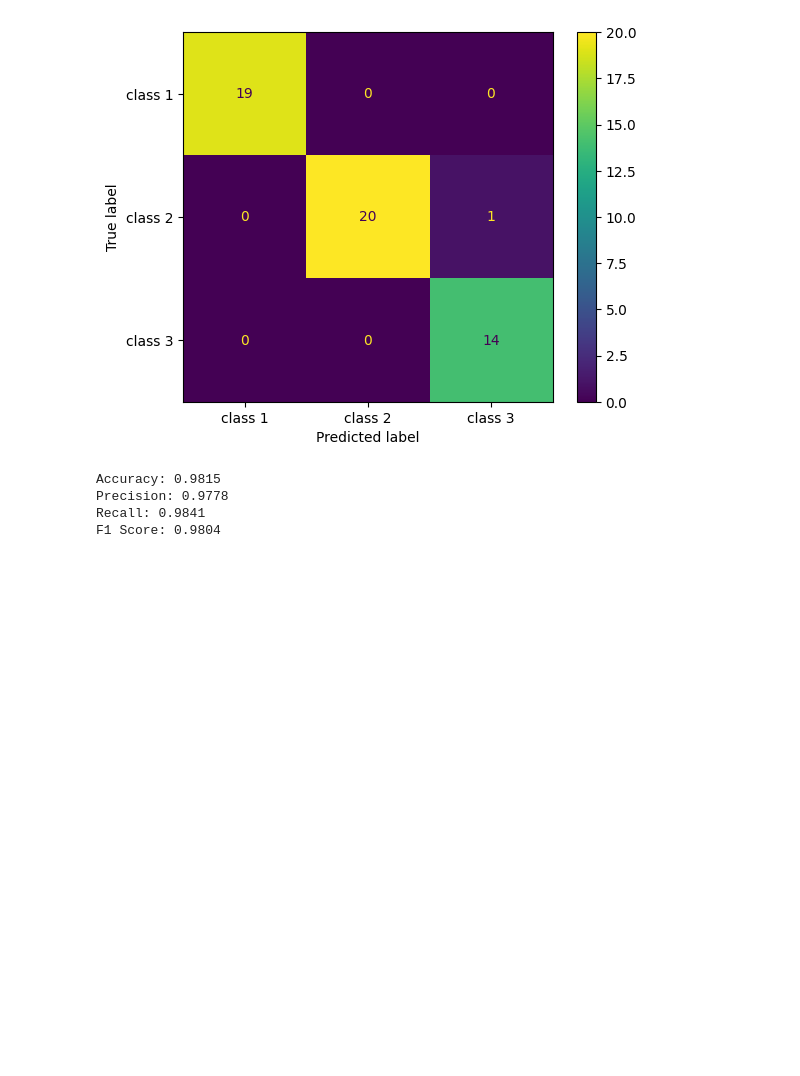
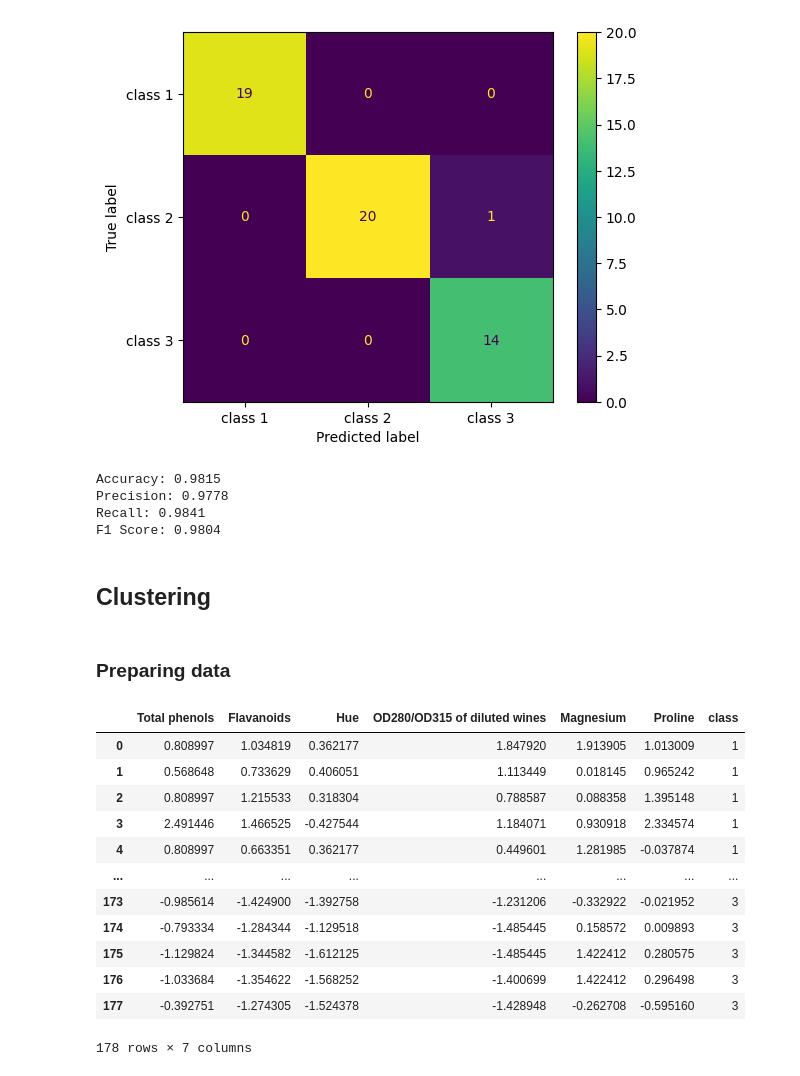
Before and after one commit to Carlos3du/wineClassification, a Jupyter notebook: wine.ipynb, the cells around one changed output. Saved outputs shown, nothing was run; the diff lists cells and outputs as text; code cells hidden in the pictures; blank space fills up the shorter version.

```diff
--- a/wine.ipynb
+++ b/wine.ipynb
@@ -296,3 +303,23 @@ Accuracy: 0.9815
 Precision: 0.9778
 Recall: 0.9841
 F1 Score: 0.9804
+# %% [markdown]
+## Clustering
+# %% [markdown]
+### Preparing data
+# %%
+data_ml
+# %% [output]
+|  | Total phenols | Flavanoids | Hue | OD280/OD315 of diluted wines | Magnesium | Proline | class |
+| 0 | 0.808997 | 1.034819 | 0.362177 | 1.847920 | 1.913905 | 1.013009 | 1 |
+| 1 | 0.568648 | 0.733629 | 0.406051 | 1.113449 | 0.018145 | 0.965242 | 1 |
+| 2 | 0.808997 | 1.215533 | 0.318304 | 0.788587 | 0.088358 | 1.395148 | 1 |
+| 3 | 2.491446 | 1.466525 | -0.427544 | 1.184071 | 0.930918 | 2.334574 | 1 |
+| 4 | 0.808997 | 0.663351 | 0.362177 | 0.449601 | 1.281985 | -0.037874 | 1 |
+| ... | ... | ... | ... | ... | ... | ... | ... |
+| 173 | -0.985614 | -1.424900 | -1.392758 | -1.231206 | -0.332922 | -0.021952 | 3 |
+| 174 | -0.793334 | -1.284344 | -1.129518 | -1.485445 | 0.158572 | 0.009893 | 3 |
+| 175 | -1.129824 | -1.344582 | -1.612125 | -1.485445 | 1.422412 | 0.280575 | 3 |
+| 176 | -1.033684 | -1.354622 | -1.568252 | -1.400699 | 1.422412 | 0.296498 | 3 |
+| 177 | -0.392751 | -1.274305 | -1.524378 | -1.428948 | -0.262708 | -0.595160 | 3 |
+178 rows × 7 columns
```
Also changed, not shown: parts of 14 cells of this notebook.
